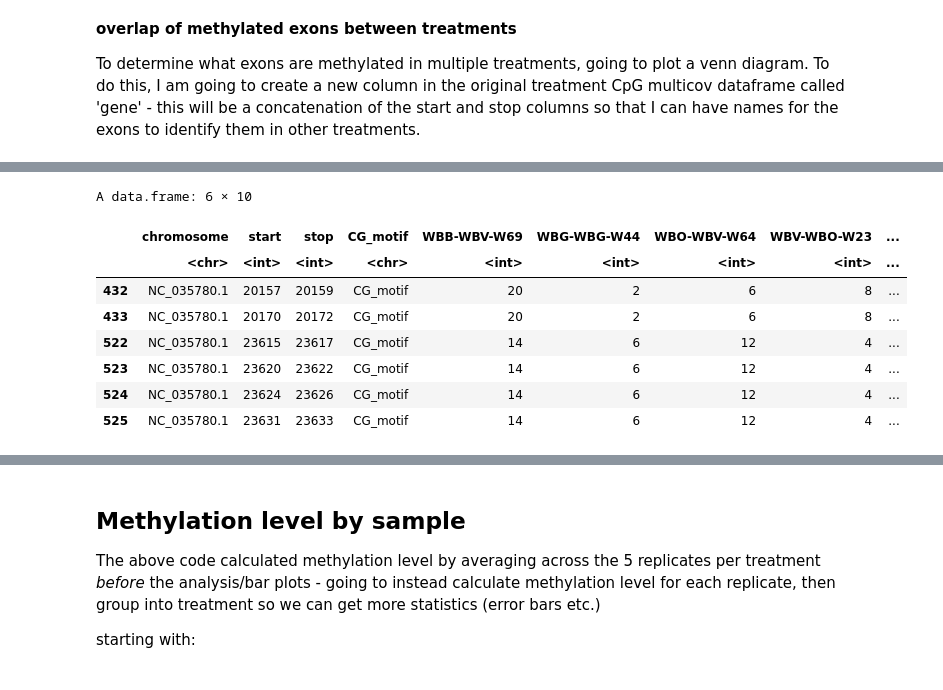
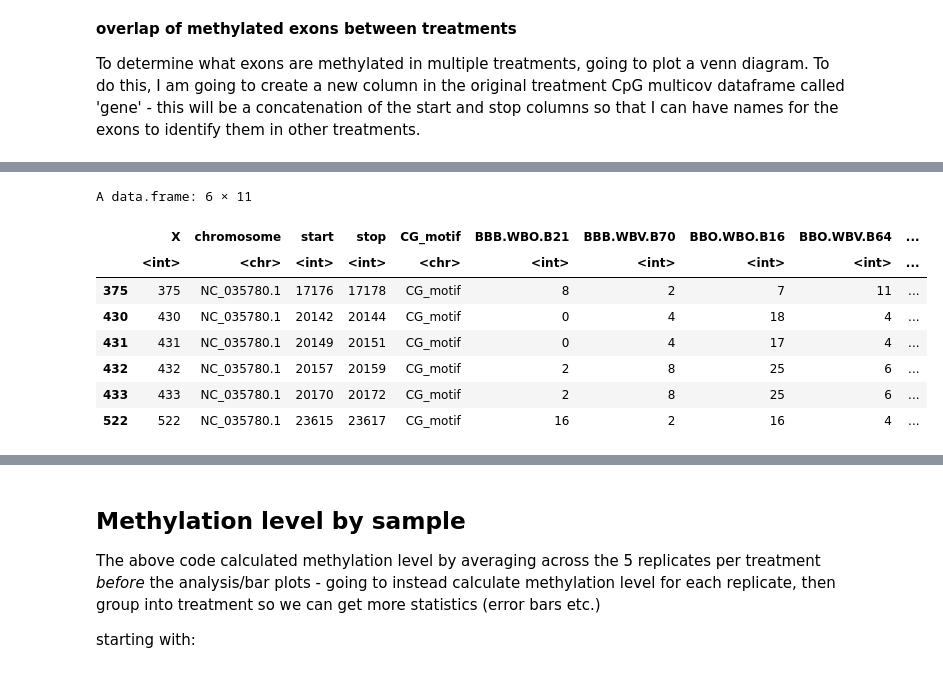
Before and after one commit to jgmcdonough/CE18_methylRAD_analysis, a Jupyter notebook: analysis/genomic_feature_tracks/methylation_level_of_features.ipynb, the cells around one changed output, grey strips where cells are left out. Saved outputs shown, nothing was run; the diff lists cells and outputs as text; code cells hidden in the pictures.

```diff
--- a/analysis/genomic_feature_tracks/methylation_level_of_features.ipynb
+++ b/analysis/genomic_feature_tracks/methylation_level_of_features.ipynb
@@ -671,7 +683,7 @@ print(paste(HHpercent_me, "% of CpG dinucleotide is methylated"))
 **HYPOXIC CONTROL**
 # %%
 # Calculate average counts of last 5 columns
-HC_multicov$avg_counts <- rowMeans(HC_multicov[,5:9])
+HC_multicov$avg_counts <- rowMeans(HC_multicov[,6:10])
 
 # Remove rows with averages below 5
 HC_filtered <- HC_multicov[HC_multicov$avg_counts >= 5, ]
@@ -776,17 +798,17 @@ A data.frame: 6 × 10
 # %%
-CC_filtered$CpG <- paste(CC_filtered$start, CC_filtered$stop, sep='_')
+HC_filtered$CpG <- paste(HC_filtered$start, HC_filtered$stop, sep='_')
 
-head(CC_filtered)
+head(HC_filtered)
 # %% [output]
-A data.frame: 6 × 10
+A data.frame: 6 × 11
-|  | chromosome | start | stop | CG_motif | WBB-WBV-W69 | WBG-WBG-W44 | WBO-WBV-W64 | WBV-WBO-W23 | ... |
-|  | <chr> | <int> | <int> | <chr> | <int> | <int> | <int> | <int> | ... |
-| 432 | NC_035780.1 | 20157 | 20159 | CG_motif | 20 | 2 | 6 | 8 | ... |
-| 433 | NC_035780.1 | 20170 | 20172 | CG_motif | 20 | 2 | 6 | 8 | ... |
-| 522 | NC_035780.1 | 23615 | 23617 | CG_motif | 14 | 6 | 12 | 4 | ... |
-| 523 | NC_035780.1 | 23620 | 23622 | CG_motif | 14 | 6 | 12 | 4 | ... |
-| 524 | NC_035780.1 | 23624 | 23626 | CG_motif | 14 | 6 | 12 | 4 | ... |
-| 525 | NC_035780.1 | 23631 | 23633 | CG_motif | 14 | 6 | 12 | 4 | ... |
+|  | X | chromosome | start | stop | CG_motif | BBB.WBO.B21 | BBB.WBV.B70 | BBO.WBO.B16 | BBO.WBV.B64 | ... |
+|  | <int> | <chr> | <int> | <int> | <chr> | <int> | <int> | <int> | <int> | ... |
+| 375 | 375 | NC_035780.1 | 17176 | 17178 | CG_motif | 8 | 2 | 7 | 11 | ... |
+| 430 | 430 | NC_035780.1 | 20142 | 20144 | CG_motif | 0 | 4 | 18 | 4 | ... |
+| 431 | 431 | NC_035780.1 | 20149 | 20151 | CG_motif | 0 | 4 | 17 | 4 | ... |
+| 432 | 432 | NC_035780.1 | 20157 | 20159 | CG_motif | 2 | 8 | 25 | 6 | ... |
+| 433 | 433 | NC_035780.1 | 20170 | 20172 | CG_motif | 2 | 8 | 25 | 6 | ... |
+| 522 | 522 | NC_035780.1 | 23615 | 23617 | CG_motif | 16 | 2 | 16 | 4 | ... |
 # %%
 x = list(A = CC_filtered$CpG,
          B = CH_filtered$CpG,
```
Also changed, not shown: parts of 11 cells of this notebook.
